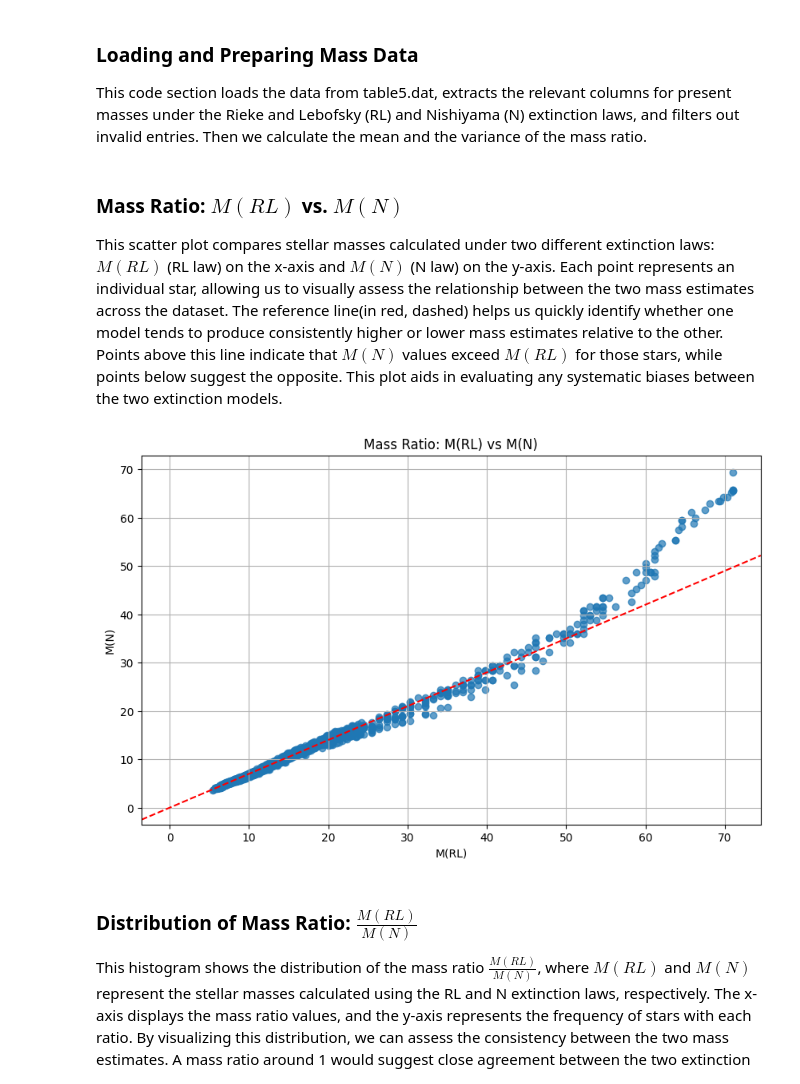
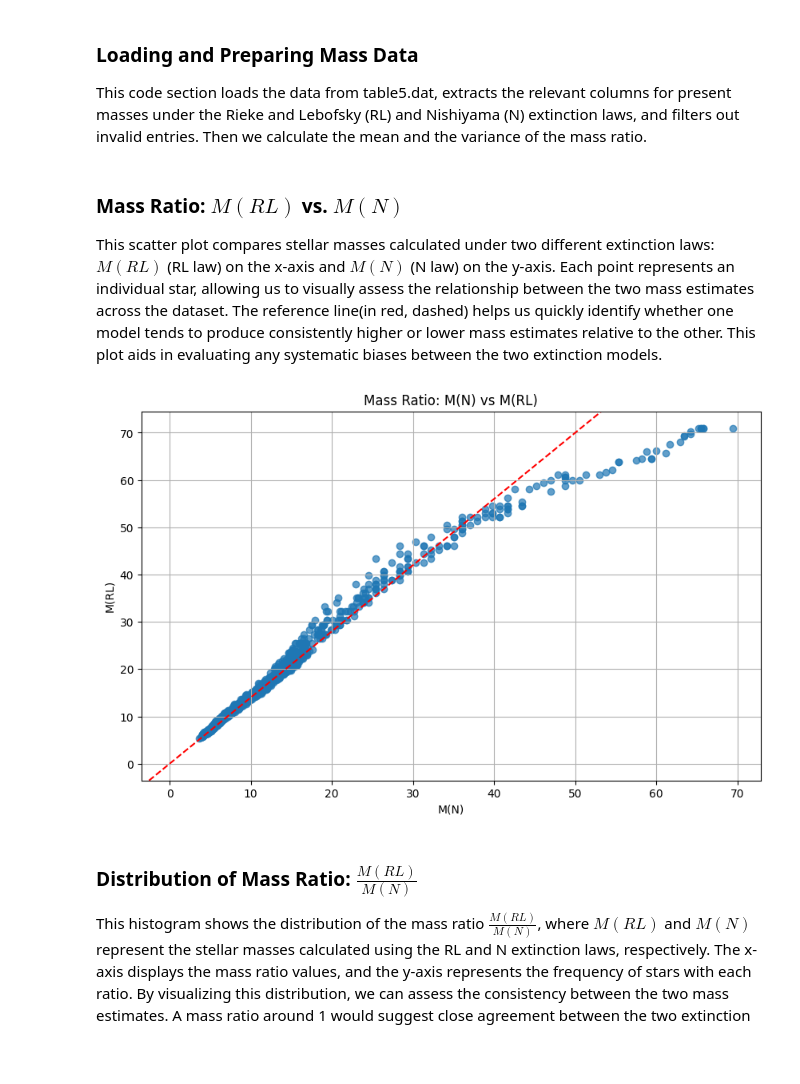
Before and after one commit to laxm7/sta_project, a Jupyter notebook: imf_chiara_felix_laxman.ipynb, the cells around one changed output. Cells and saved outputs as stored; diff of their text form; code cells hidden in the pictures; blank space fills up the shorter version.

Commit message:
changes
-text gekürzt (vor 1.plot in 3)
-1.plot in 3) geändert
-unten Anhang zu M(L)/M(RL)

```diff
--- a/imf_chiara_felix_laxman.ipynb
+++ b/imf_chiara_felix_laxman.ipynb
@@ -252,22 +244,22 @@ mass_data.columns = ["Seq", "oRA", "oDE", "AKs(RL)", "AKs(N)", "Mi(RL)", "M(RL)"
 # %% [markdown]
 ### Mass Ratio: $M(RL)$ vs. $M(N)$
 
-This scatter plot compares stellar masses calculated under two different extinction laws: $M(RL)$ (RL law) on the x-axis and $M(N)$ (N law) on the y-axis. Each point represents an individual star, allowing us to visually assess the relationship between the two mass estimates across the dataset. The reference line(in red, dashed) helps us quickly identify whether one model tends to produce consistently higher or lower mass estimates relative to the other. Points above this line indicate that $M(N)$ values exceed $M(RL)$ for those stars, while points below suggest the opposite. This plot aids in evaluating any systematic biases between the two extinction models.
+This scatter plot compares stellar masses calculated under two different extinction laws: $M(RL)$ (RL law) on the x-axis and $M(N)$ (N law) on the y-axis. Each point represents an individual star, allowing us to visually assess the relationship between the two mass estimates across the dataset. The reference line(in red, dashed) helps us quickly identify whether one model tends to produce consistently higher or lower mass estimates relative to the other. This plot aids in evaluating any systematic biases between the two extinction models.
 # %%
 import numpy as np
 import matplotlib.pyplot as plt
 from scipy.stats import norm
 
 plt.figure(figsize=(10, 6))
-plt.scatter(mass_data["M(RL)"].replace([-99], [None]), mass_data["M(N)"], alpha=0.7)
-plt.title("Mass Ratio: M(RL) vs M(N)")
-plt.xlabel("M(RL)")
-plt.ylabel("M(N)")
+plt.scatter(mass_data["M(N)"], mass_data["M(RL)"].replace([-99], [None]), alpha=0.7)
+plt.title("Mass Ratio: M(N) vs M(RL)")
+plt.xlabel("M(N)")
+plt.ylabel("M(RL)")
 plt.grid(True)
-plt.axline((0, 0), slope=0.7, color='r', linestyle='--')  # Reference line y=x
+plt.axline((0, 0), slope=1.4, color='r', linestyle='--')  # Reference line y=x
 plt.show()
 # %% [output]
-[figure, old version]
+[figure, new version]
 # %% [markdown]
 ### Distribution of Mass Ratio: $\frac{M(RL)}{M(N)}$
 
```
Also changed, not shown: parts of 5 cells of this notebook.
